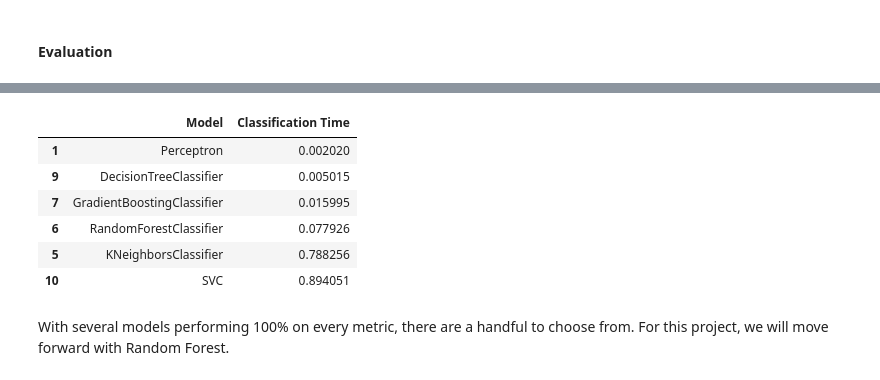
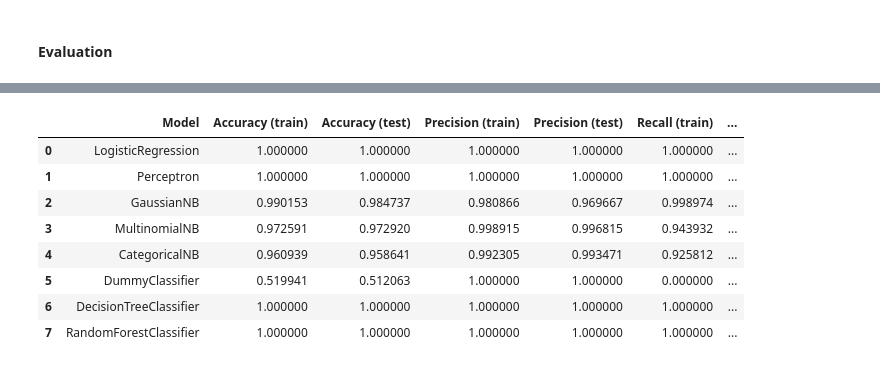
Before and after one commit to dharora/ECS171GroupProject, a Jupyter notebook: project.ipynb, the cells around one changed output, grey strips where cells are left out. Cells and saved outputs as stored; diff of their text form; code cells hidden in the pictures.

```diff
--- a/project.ipynb
+++ b/project.ipynb
@@ -300,31 +205,12 @@ metrics.sort_values(by=['Accuracy (test)', 'Cross value (average)'], ascending=F
-# %%
-# Evaluating all the models with 100% accuracy based on efficiency
-
-# Manually pick the lower-performing models and store in array
-models_to_drop = [
-    'LogisticRegression',
-    'GaussianNB',
-    'MultinomialNB',
-    'CategoricalNB',
-    'DummyClassifier'
-]
-
-# Drop all the low-performing models in efficiency_metrics
-for i in range(len(models_to_drop)):
-    efficiency_metrics.drop(
-        efficiency_metrics[((efficiency_metrics['Model'] == models_to_drop[i]))].index,
-        inplace=True
-    )
-
-efficiency_metrics.sort_values(by=['Classification Time'], ascending=True)
-# %% [output]
-|  | Model | Classification Time |
-| 1 | Perceptron | 0.002020 |
-| 9 | DecisionTreeClassifier | 0.005015 |
-| 7 | GradientBoostingClassifier | 0.015995 |
-| 6 | RandomForestClassifier | 0.077926 |
-| 5 | KNeighborsClassifier | 0.788256 |
-| 10 | SVC | 0.894051 |
-# %% [markdown]
-With several models performing 100% on every metric, there are a handful to choose from.
-For this project, we will move forward with Random Forest.
+# %%
+metrics
+# %% [output]
+|  | Model | Accuracy (train) | Accuracy (test) | Precision (train) | Precision (test) | Recall (train) | ... |
+| 0 | LogisticRegression | 1.000000 | 1.000000 | 1.000000 | 1.000000 | 1.000000 | ... |
+| 1 | Perceptron | 1.000000 | 1.000000 | 1.000000 | 1.000000 | 1.000000 | ... |
+| 2 | GaussianNB | 0.990153 | 0.984737 | 0.980866 | 0.969667 | 0.998974 | ... |
+| 3 | MultinomialNB | 0.972591 | 0.972920 | 0.998915 | 0.996815 | 0.943932 | ... |
+| 4 | CategoricalNB | 0.960939 | 0.958641 | 0.992305 | 0.993471 | 0.925812 | ... |
+| 5 | DummyClassifier | 0.519941 | 0.512063 | 1.000000 | 1.000000 | 0.000000 | ... |
+| 6 | DecisionTreeClassifier | 1.000000 | 1.000000 | 1.000000 | 1.000000 | 1.000000 | ... |
+| 7 | RandomForestClassifier | 1.000000 | 1.000000 | 1.000000 | 1.000000 | 1.000000 | ... |
```
Also changed, not shown: parts of 32 cells of this notebook.
